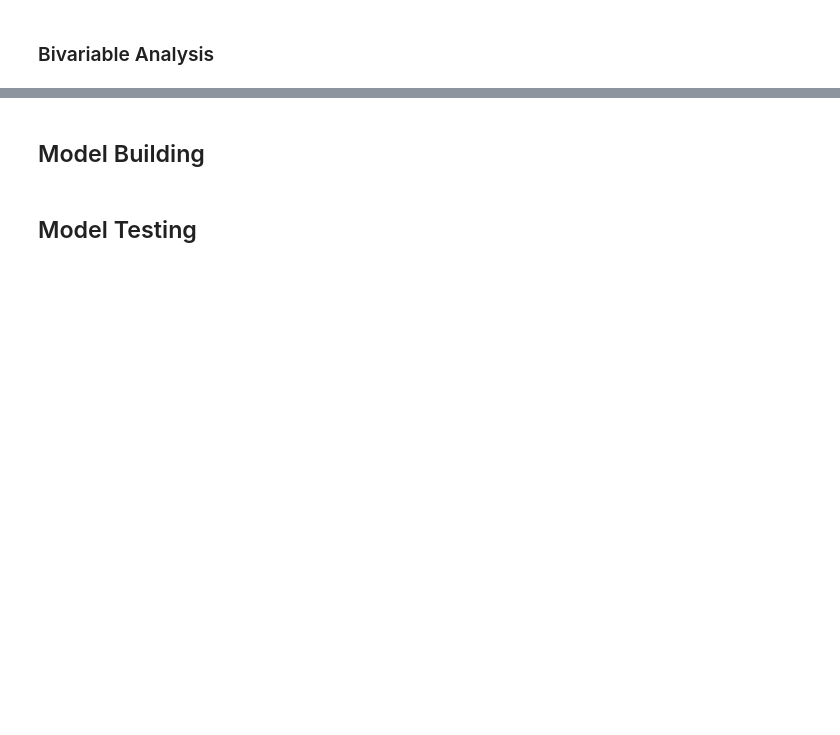
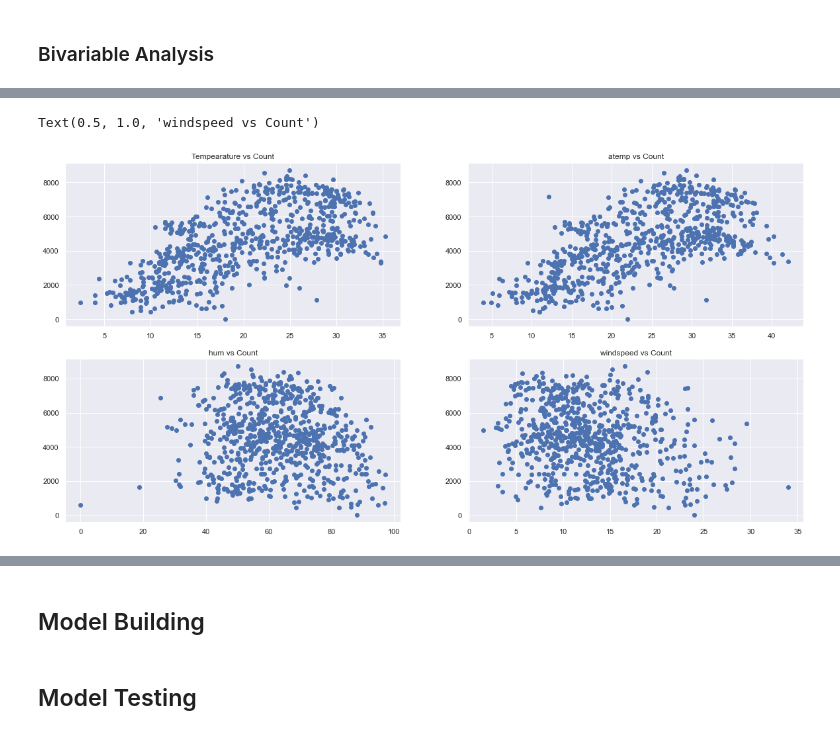
Before and after one commit to dicotips/BikeSharing_DemandPrediction_LinearRegression, a Jupyter notebook: LinearRegressionAssignment.ipynb, the cells around one changed output, grey strips where cells are left out. Cells and saved outputs as stored; diff of their text form; code cells hidden in the pictures; blank space fills up the shorter version.

```diff
--- a/LinearRegressionAssignment.ipynb
+++ b/LinearRegressionAssignment.ipynb
@@ -274,0 +459,27 @@ Raw_Data Memory Usage: 1MB
+# %%
+# Plotting Scatter plot of target variable vs independent variables
+
+plt.figure(figsize=(20,10))
+
+# Plotting scatter plot for Tempearature vs Count
+plt.subplot(2,2,1)
+plt.scatter(data=cleaned_data, x='temp', y='cnt')
+plt.title('Tempearature vs Count')
+
+# Plotting scatter plot for atemp vs Count
+plt.subplot(2,2,2)
+plt.scatter(data=cleaned_data, x='atemp', y='cnt')
+plt.title('atemp vs Count')
+
+# Plotting scatter plot for hum vs Count
+plt.subplot(2,2,3)
+plt.scatter(data=cleaned_data, x='hum', y='cnt')
+plt.title('hum vs Count')
+
+# Plotting scatter plot for windspeed vs Count
+plt.subplot(2,2,4)
+plt.scatter(data=cleaned_data, x='windspeed', y='cnt')
+plt.title('windspeed vs Count')
+# %% [output]
+Text(0.5, 1.0, 'windspeed vs Count')
+[figure, added]
```
Also changed, not shown: parts of 32 cells of this notebook.
